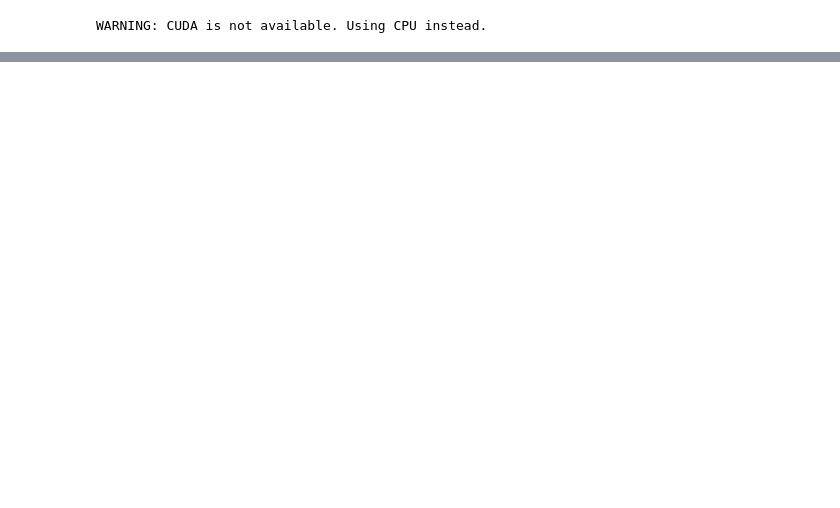
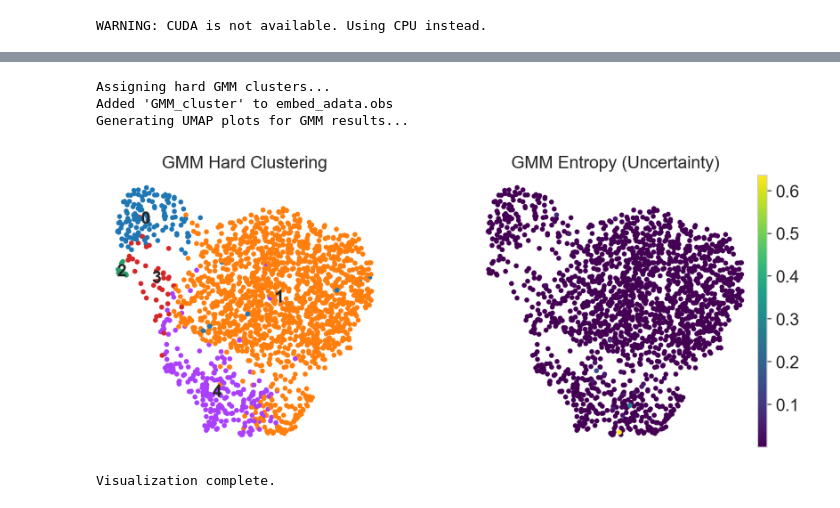
Before and after one commit to keyshavmor/Foundation_Models_for_Soft_Clustering, a Jupyter notebook: notebooks/embeddings_tutorial.ipynb, the cells around one changed output, grey strips where cells are left out. Cells and saved outputs as stored; diff of their text form; code cells hidden in the pictures; blank space fills up the shorter version.

```diff
--- a/notebooks/embeddings_tutorial.ipynb
+++ b/notebooks/embeddings_tutorial.ipynb
@@ -31,0 +271,48 @@ fig = sc.pl.umap(embed_adata,
+# %%
+# previous code just for error checking
+
+import scanpy as sc
+import numpy as np
+import pandas as pd # Needed for categorical conversion
+import matplotlib.pyplot as plt # Optional, for layout adjustments
+
+# --- Assign Hard Clusters ---
+# Get the cluster index with the maximum probability for each cell
+print("Assigning hard GMM clusters...")
+gmm_hard_clusters = np.argmax(embed_adata.obsm['GMM_probabilities'], axis=1)
+
+# Store these hard assignments in .obs for easy plotting
+# Convert to categorical for distinct colors in scanpy plots
+embed_adata.obs['GMM_cluster'] = pd.Categorical(gmm_hard_clusters)
+print("Added 'GMM_cluster' to embed_adata.obs")
+
+# --- Visualize on UMAP ---
+print("Generating UMAP plots for GMM results...")
+
+# Check if UMAP coordinates exist, calculate if not (should exist from previous step)
+if 'X_umap' not in embed_adata.obsm:
+    print("Calculating UMAP coordinates (should have been done earlier)...")
+    sc.pp.neighbors(embed_adata, use_rep='CancerGPT')
+    sc.tl.umap(embed_adata)
+
+# Plot side-by-side: Hard clusters and Entropy
+sc.pl.umap(
+    embed_adata,
+    color=['GMM_cluster', 'GMM_entropy'], # Keys from .obs to color by
+    title=['GMM Hard Clustering', 'GMM Entropy (Uncertainty)'], # Titles for each plot
+    frameon=False,
+    # GMM_cluster is categorical, scanpy often picks a good default palette.
+    # GMM_entropy is continuous, use a sequential colormap like viridis.
+    cmap='viridis', # Applied to continuous data ('GMM_entropy')
+    legend_loc='on data', # Place legend for 'GMM_cluster' directly on plot areas
+    ncols=2 # Arrange the two plots in two columns
+)
+
+# plt.show() # Usually not needed in Jupyter notebooks, but uncomment if plots don't appear
+print("\nVisualization complete.")
+# %% [output]
+Assigning hard GMM clusters...
+Added 'GMM_cluster' to embed_adata.obs
+Generating UMAP plots for GMM results...
+[figure, added]
+Visualization complete.
```
Also changed, not shown: parts of 7 cells of this notebook, 5 other files.
